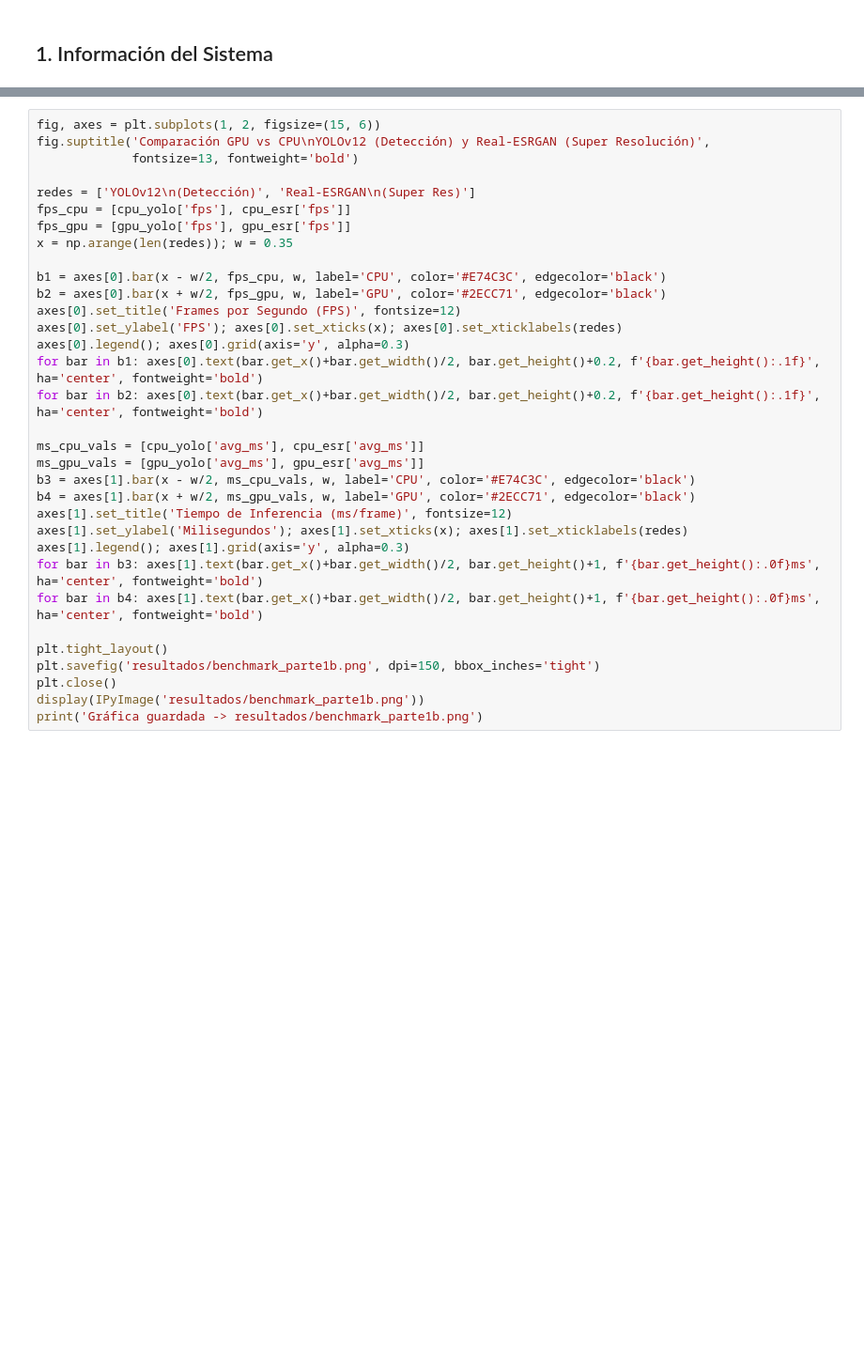
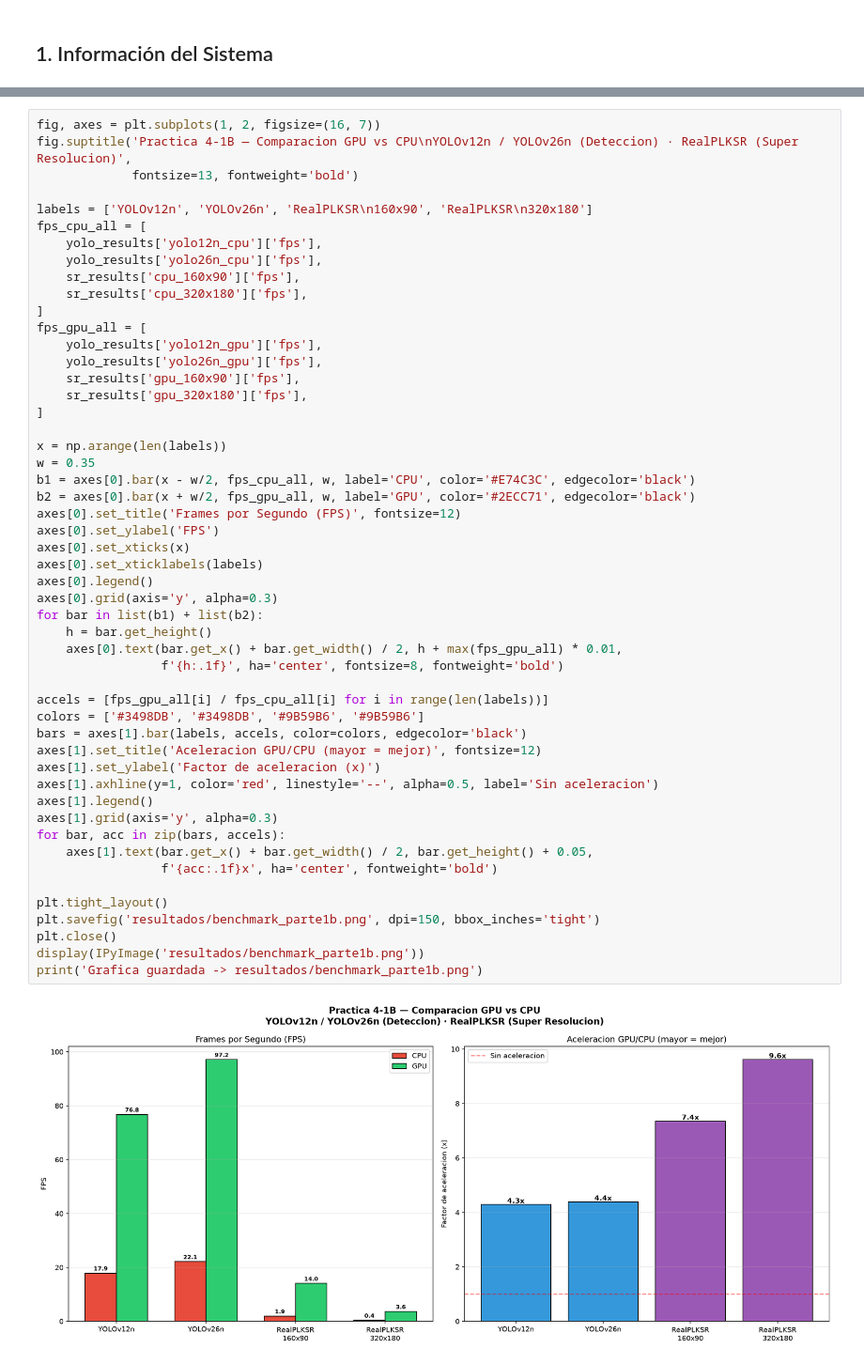
Before and after one commit to jordyromero03/ClasificacionObjetosYOLO, a Jupyter notebook: Parte1B/Parte1B_YOLOv12_SuperResolucion.ipynb, the cells around one changed output, grey strips where cells are left out. Shown at 94% size. Saved outputs shown, nothing was run; the diff lists cells and outputs as text; blank space fills up the shorter version.

Commit message:
correccion, de secciones individuales, ademas de correccion de formulacion de la practica

```diff
--- a/Parte1B/Parte1B_YOLOv12_SuperResolucion.ipynb
+++ b/Parte1B/Parte1B_YOLOv12_SuperResolucion.ipynb
@@ -292,33 +465,53 @@ print('Resultado guardado -> resultados/esrgan_resultado.png')
 # %%
-fig, axes = plt.subplots(1, 2, figsize=(15, 6))
-fig.suptitle('Comparación GPU vs CPU\nYOLOv12 (Detección) y Real-ESRGAN (Super Resolución)',
+fig, axes = plt.subplots(1, 2, figsize=(16, 7))
+fig.suptitle('Practica 4-1B — Comparacion GPU vs CPU\nYOLOv12n / YOLOv26n (Deteccion) · RealPLKSR (Super Resolucion)',
              fontsize=13, fontweight='bold')
 
-redes = ['YOLOv12\n(Detección)', 'Real-ESRGAN\n(Super Res)']
-fps_cpu = [cpu_yolo['fps'], cpu_esr['fps']]
-fps_gpu = [gpu_yolo['fps'], gpu_esr['fps']]
-x = np.arange(len(redes)); w = 0.35
+labels = ['YOLOv12n', 'YOLOv26n', 'RealPLKSR\n160x90', 'RealPLKSR\n320x180']
+fps_cpu_all = [
+    yolo_results['yolo12n_cpu']['fps'],
+    yolo_results['yolo26n_cpu']['fps'],
+    sr_results['cpu_160x90']['fps'],
+    sr_results['cpu_320x180']['fps'],
+]
+fps_gpu_all = [
+    yolo_results['yolo12n_gpu']['fps'],
+    yolo_results['yolo26n_gpu']['fps'],
+    sr_results['gpu_160x90']['fps'],
+    sr_results['gpu_320x180']['fps'],
+]
 
-b1 = axes[0].bar(x - w/2, fps_cpu, w, label='CPU', color='#E74C3C', edgecolor='black')
-b2 = axes[0].bar(x + w/2, fps_gpu, w, label='GPU', color='#2ECC71', edgecolor='black')
+x = np.arange(len(labels))
+w = 0.35
+b1 = axes[0].bar(x - w/2, fps_cpu_all, w, label='CPU', color='#E74C3C', edgecolor='black')
+b2 = axes[0].bar(x + w/2, fps_gpu_all, w, label='GPU', color='#2ECC71', edgecolor='black')
 axes[0].set_title('Frames por Segundo (FPS)', fontsize=12)
-axes[0].set_ylabel('FPS'); axes[0].set_xticks(x); axes[0].set_xticklabels(redes)
-axes[0].legend(); axes[0].grid(axis='y', alpha=0.3)
-for bar in b1: axes[0].text(bar.get_x()+bar.get_width()/2, bar.get_height()+0.2, f'{bar.get_height():.1f}', ha='center', fontweight='bold')
-for bar in b2: axes[0].text(bar.get_x()+bar.get_width()/2, bar.get_height()+0.2, f'{bar.get_height():.1f}', ha='center', fontweight='bold')
+axes[0].set_ylabel('FPS')
+axes[0].set_xticks(x)
+axes[0].set_xticklabels(labels)
+axes[0].legend()
+axes[0].grid(axis='y', alpha=0.3)
+for bar in list(b1) + list(b2):
+    h = bar.get_height()
+    axes[0].text(bar.get_x() + bar.get_width() / 2, h + max(fps_gpu_all) * 0.01,
+                 f'{h:.1f}', ha='center', fontsize=8, fontweight='bold')
 
-ms_cpu_vals = [cpu_yolo['avg_ms'], cpu_esr['avg_ms']]
-ms_gpu_vals = [gpu_yolo['avg_ms'], gpu_esr['avg_ms']]
-b3 = axes[1].bar(x - w/2, ms_cpu_vals, w, label='CPU', color='#E74C3C', edgecolor='black')
-b4 = axes[1].bar(x + w/2, ms_gpu_vals, w, label='GPU', color='#2ECC71', edgecolor='black')
-axes[1].set_title('Tiempo de Inferencia (ms/frame)', fontsize=12)
-axes[1].set_ylabel('Milisegundos'); axes[1].set_xticks(x); axes[1].set_xticklabels(redes)
-axes[1].legend(); axes[1].grid(axis='y', alpha=0.3)
-for bar in b3: axes[1].text(bar.get_x()+bar.get_width()/2, bar.get_height()+1, f'{bar.get_height():.0f}ms', ha='center', fontweight='bold')
-for bar in b4: axes[1].text(bar.get_x()+bar.get_width()/2, bar.get_height()+1, f'{bar.get_height():.0f}ms', ha='center', fontweight='bold')
+accels = [fps_gpu_all[i] / fps_cpu_all[i] for i in range(len(labels))]
+colors = ['#3498DB', '#3498DB', '#9B59B6', '#9B59B6']
+bars = axes[1].bar(labels, accels, color=colors, edgecolor='black')
+axes[1].set_title('Aceleracion GPU/CPU (mayor = mejor)', fontsize=12)
+axes[1].set_ylabel('Factor de aceleracion (x)')
+axes[1].axhline(y=1, color='red', linestyle='--', alpha=0.5, label='Sin aceleracion')
+axes[1].legend()
+axes[1].grid(axis='y', alpha=0.3)
+for bar, acc in zip(bars, accels):
+    axes[1].text(bar.get_x() + bar.get_width() / 2, bar.get_height() + 0.05,
+                 f'{acc:.1f}x', ha='center', fontweight='bold')
 
 plt.tight_layout()
 plt.savefig('resultados/benchmark_parte1b.png', dpi=150, bbox_inches='tight')
 plt.close()
 display(IPyImage('resultados/benchmark_parte1b.png'))
-print('Gráfica guardada -> resultados/benchmark_parte1b.png')
+print('Grafica guardada -> resultados/benchmark_parte1b.png')
+# %% [output]
+[figure, added]
```
Also changed, not shown: parts of 27 cells of this notebook, 29 other files.
